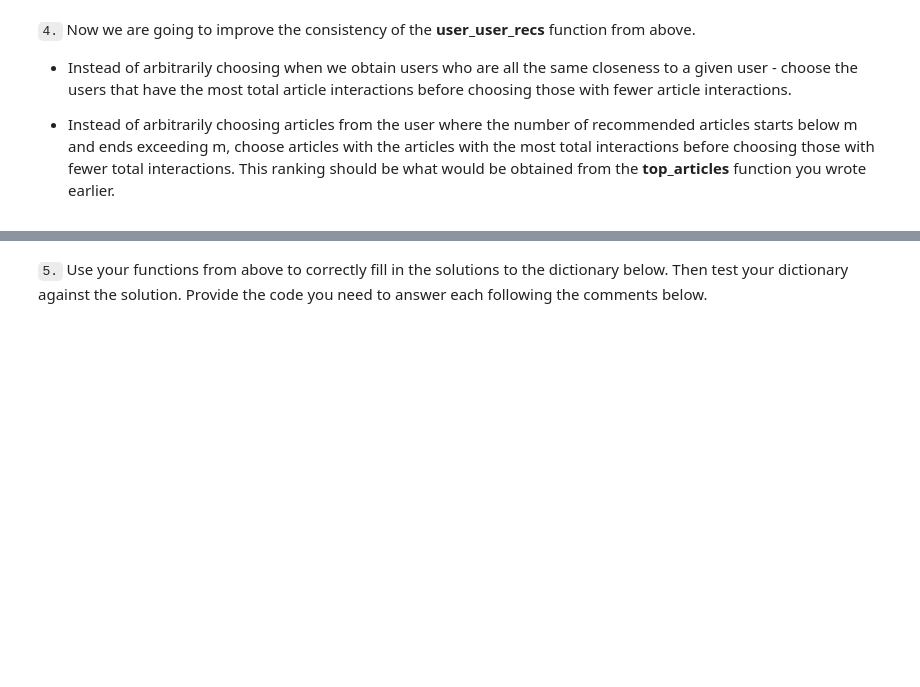
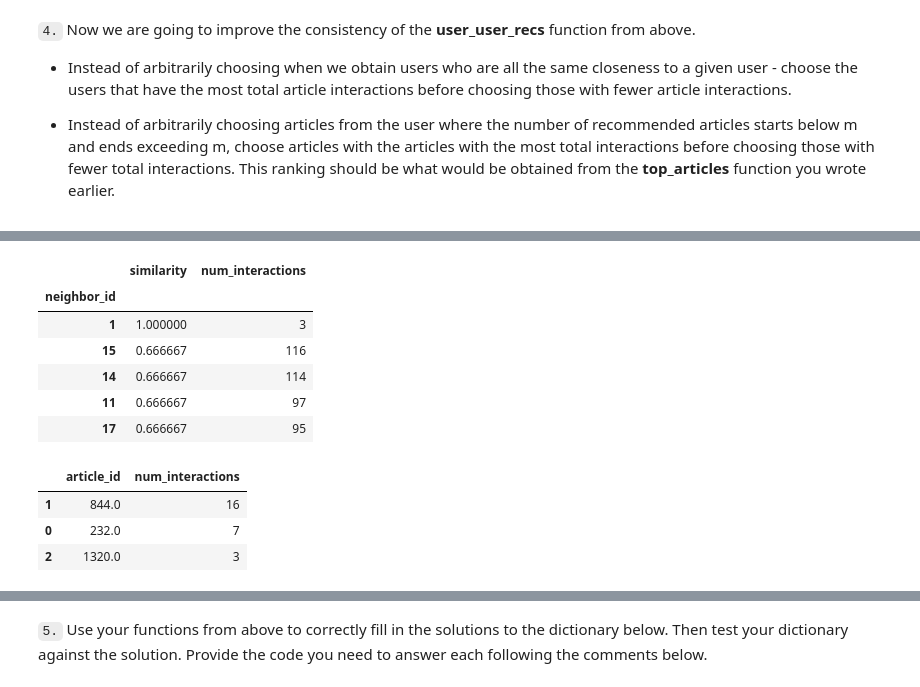
Before and after one commit to huli/dsnd, a Jupyter notebook: recommendations-with-ibm/Recommendations_with_IBM.ipynb, the cells around one changed output, grey strips where cells are left out. Saved outputs shown, nothing was run; the diff lists cells and outputs as text; code cells hidden in the pictures; blank space fills up the shorter version.

```diff
--- a/recommendations-with-ibm/Recommendations_with_IBM.ipynb
+++ b/recommendations-with-ibm/Recommendations_with_IBM.ipynb
@@ -517,0 +564,10 @@ And we recommend him these new articles
+# %%
+new_frame.sort_values(['similarity', 'num_interactions'], ascending=False).head()
+# %% [output]
+|  | similarity | num_interactions |
+| neighbor_id |  |  |
+| 1 | 1.000000 | 3 |
+| 15 | 0.666667 | 116 |
+| 14 | 0.666667 | 114 |
+| 11 | 0.666667 | 97 |
+| 17 | 0.666667 | 95 |
@@ -517,0 +595,14 @@ And we recommend him these new articles
+# %%
+user_id = 20
+articles = user_item.loc[user_item.index == user_id,
+                                     user_item.iloc[user_item.index == user_id, :].squeeze() == 1].columns
+articles_df = pd.DataFrame({'article_id': articles})
+article_interactions = df.groupby('article_id')['title'].count()
+interactions_df = pd.DataFrame({'num_interactions': article_interactions})
+combined_df = articles_df.join(interaction_df, on='article_id')
+combined_df.sort_values('num_interactions', ascending=False)
+# %% [output]
+|  | article_id | num_interactions |
+| 1 | 844.0 | 16 |
+| 0 | 232.0 | 7 |
+| 2 | 1320.0 | 3 |
```
Also changed, not shown: parts of 7 cells of this notebook.
